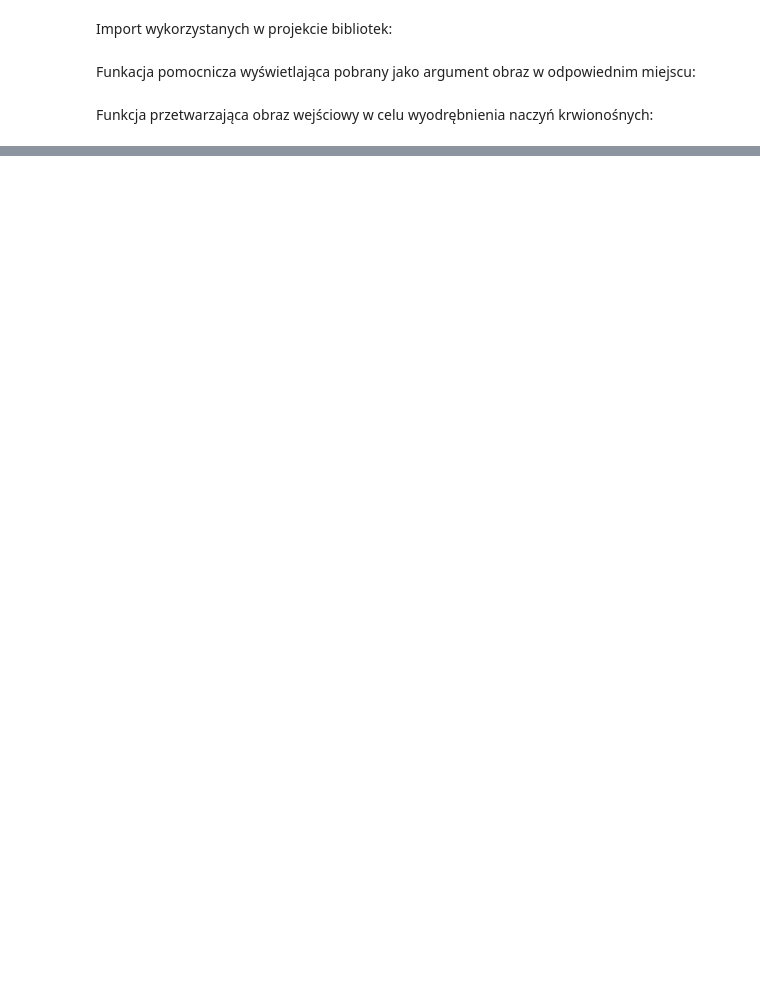
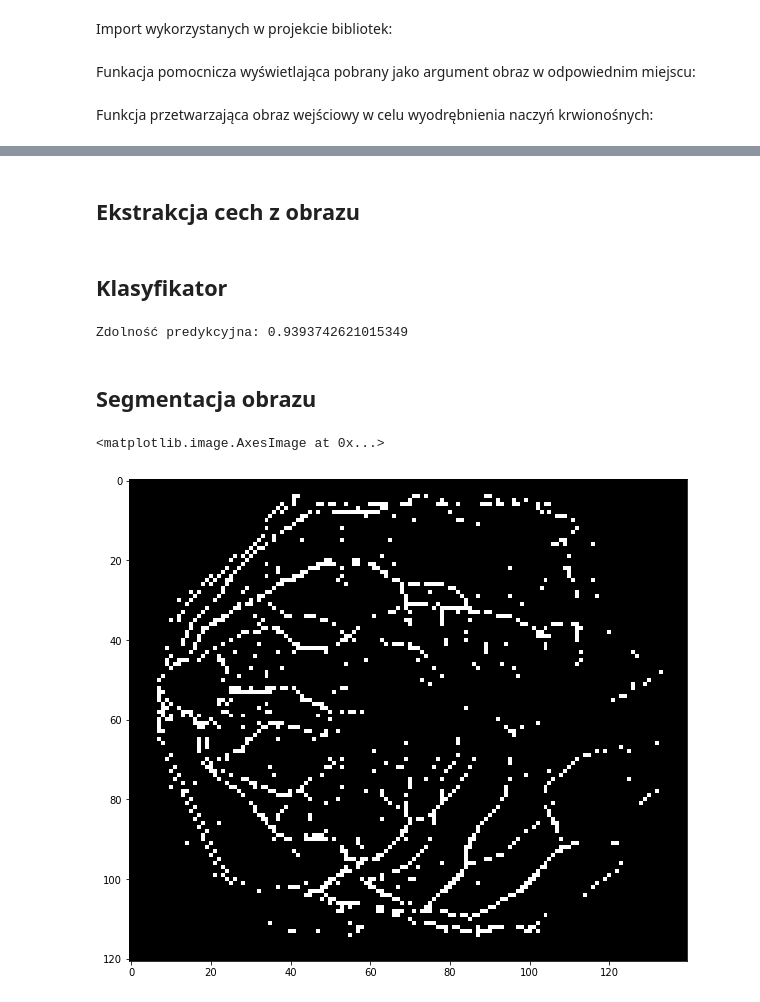
Before and after one commit to fijka/ImageSegmentation_EyeFundus, a Jupyter notebook: EyeFundus.ipynb, the cells around one changed output, grey strips where cells are left out. Saved outputs shown, nothing was run; the diff lists cells and outputs as text; code cells hidden in the pictures; blank space fills up the shorter version.

```diff
--- a/EyeFundus.ipynb
+++ b/EyeFundus.ipynb
@@ -137,0 +171,18 @@ specificity 0.9638086872825484
+# %%
+folder = 'pictures/'
+images = ['im0001', 'im0002', 'im0003', 'im0004', 'im0005', 'im0044', 'im0077', 'im0081',
+          'im0082', 'im0139', 'im0162', 'im0163', 'im0235', 'im0236', 'im0239', 'im0240',
+          'im0255', 'im0291', 'im0319', 'im0324']
+in_img = '.ppm'
+out_img = '.ah.ppm'
+# %%
+data_list = []
+target_list = []
+
+learn_images = images[:3]
+
+for img in images:
+    data_list += [image_preprocessing(folder + img + in_img)]
+    target_list += [img_as_float(plt.imread(folder + img + out_img))]
+# %% [markdown]
+## Ekstrakcja cech z obrazu
@@ -137,0 +241,30 @@ specificity 0.9638086872825484
+# %% [markdown]
+## Klasyfikator
+# %%
+variance, central_moment_3, central_moment_4, target = features_labe_create(data_list, target_list)
+features = list(zip(variance, central_moment_3, central_moment_4))
+label = target
+
+X_train, X_test, y_train, y_test = train_test_split(features, label, test_size=0.3)
+
+model = KNeighborsClassifier(n_neighbors=15)
+model.fit(X_train, y_train)
+
+print("Zdolność predykcyjna:",metrics.accuracy_score(y_test, model.predict(X_test)))
+# %% [output]
+Zdolność predykcyjna: 0.9393742621015349
+# %% [markdown]
+## Segmentacja obrazu
+# %%
+my_picture = image_preprocessing("pictures/im0077.ppm")
+x, y = my_picture.shape
+pct = features_create(my_picture)
+
+predicted = model.predict(pct)
+predicted = np.array_split(predicted, x//5)
+
+plt.figure(figsize=(10, 10))
+plt.imshow(predicted, cmap=plt.cm.gray)
+# %% [output]
+<matplotlib.image.AxesImage at 0x...>
+[figure, added]
```
Also changed, not shown: parts of 7 cells of this notebook.
